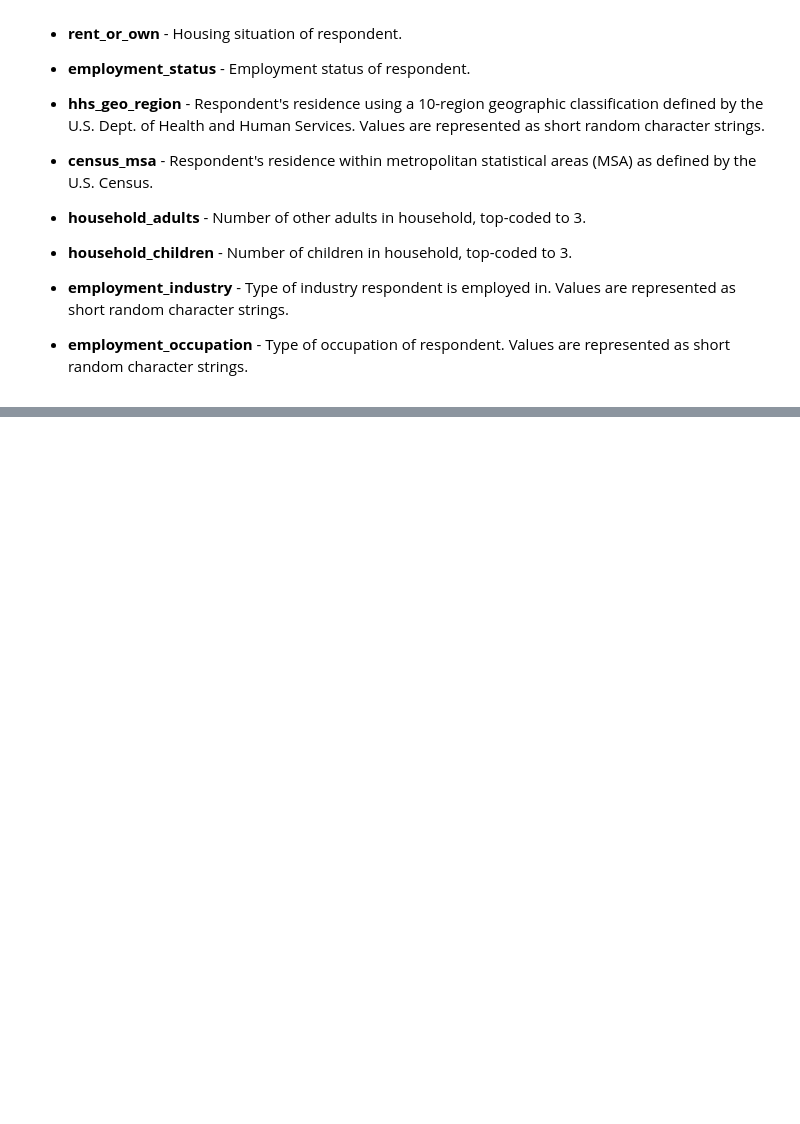
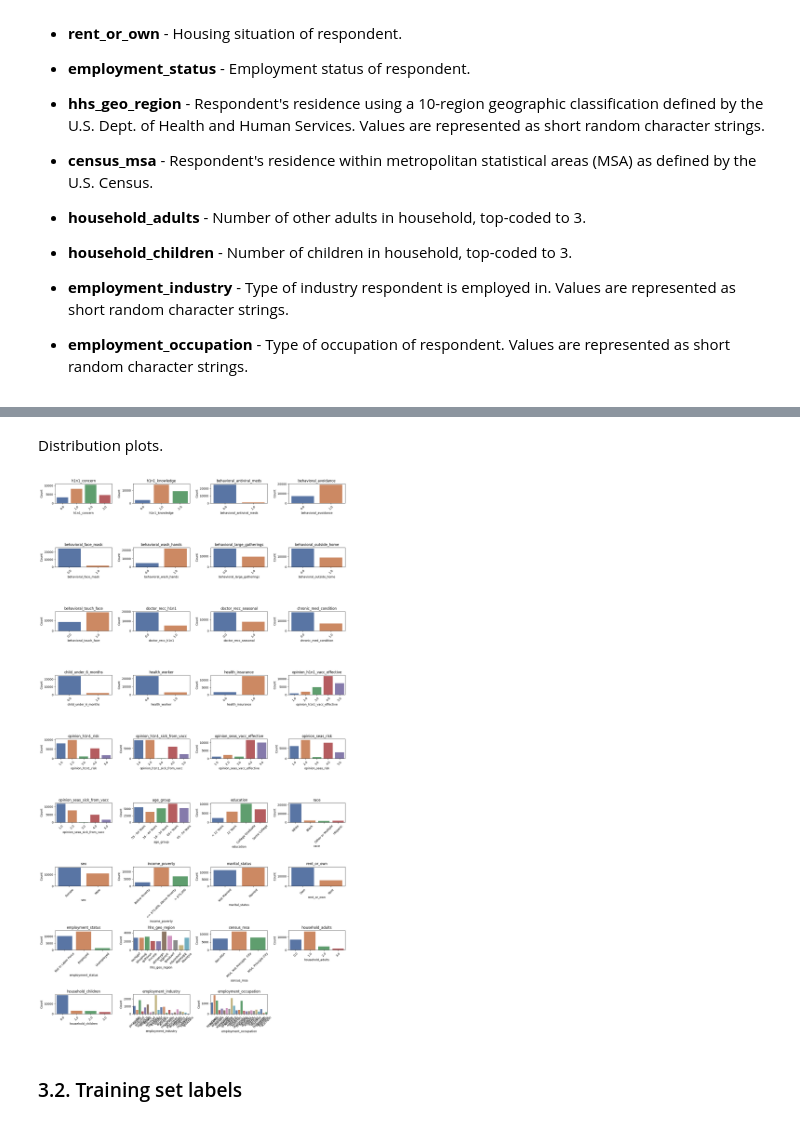
Before and after one commit to SERGI0HERREROS/MachineLearning, a Jupyter notebook: Exploratory data analysis.ipynb, the cells around one changed output, grey strips where cells are left out. Saved outputs shown, nothing was run; the diff lists cells and outputs as text; code cells hidden in the pictures; blank space fills up the shorter version.

```diff
--- a/Exploratory data analysis.ipynb
+++ b/Exploratory data analysis.ipynb
@@ -141,0 +208,33 @@ Exploratory Data Analysis (EDA) is a critical step in the data analysis process,
+# %% [markdown]
+Distribution plots.
+# %%
+columns = training_set_features_df.columns[:]
+
+# Calculate the number of rows and columns for the subplots
+num_rows = (len(columns) + 3) // 4
+num_cols = min(len(columns), 4)
+
+# Create subplots
+fig, axes = plt.subplots(num_rows, num_cols, figsize=(15, 3*num_rows))
+
+axes = axes.flatten()
+
+# Generate the distribution plots
+for i, column in enumerate(columns):
+    sns.countplot(x=column, data=training_set_features_df, ax=axes[i], palette='deep')
+    axes[i].set_title(f"{column}")
+    axes[i].set_xlabel(column)
+    axes[i].tick_params(axis='x', rotation=45)
+    axes[i].set_ylabel("Count")
+
+# Remove any empty subplots
+if len(columns) < num_rows * num_cols:
+    for j in range(len(columns), num_rows * num_cols):
+        fig.delaxes(axes[j])
+
+plt.tight_layout()
+plt.show()
+# %% [output]
+[figure, added]
+# %% [markdown]
+### 3.2. Training set labels
```
Also changed, not shown: parts of 51 cells of this notebook.
